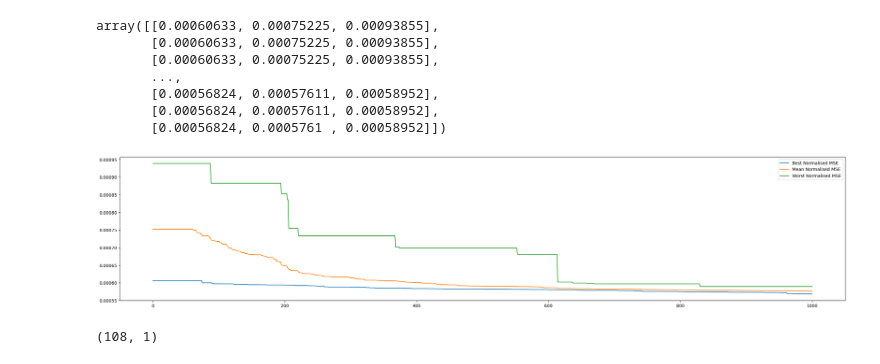
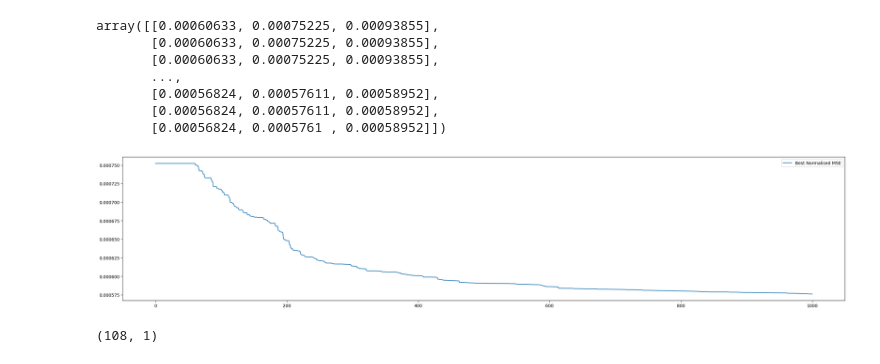
Before and after one commit to abhinav-exp/Forecasting-CryptoCurrency-Prices, a Jupyter notebook: TFLANN_with_JAYA-trained.ipynb, the cells around one changed output. Saved outputs shown, nothing was run; the diff lists cells and outputs as text; code cells hidden in the pictures.

```diff
--- a/TFLANN_with_JAYA-trained.ipynb
+++ b/TFLANN_with_JAYA-trained.ipynb
@@ -235,13 +235,13 @@ array([[0.00060633, 0.00075225, 0.00093855],
        [0.00056824, 0.0005761 , 0.00058952]])
 # %%
 plt.figure(figsize=(30, 6))
-plt.plot(error_curve[:, 0])
+# plt.plot(error_curve[:, 0])
 plt.plot(error_curve[:, 1])
-plt.plot(error_curve[:, 2])
+# plt.plot(error_curve[:, 2])
 plt.legend(["Best Normalised MSE", "Mean Normalised MSE", "Worst Normalised MSE"])
 plt.show()
 # %% [output]
-[figure, old version]
+[figure, new version]
 # %%
 model = TFLANN(optimiser.data[optimiser.best]['W'], 0.00035)
 preds = model.forward_propagation(test_x)
```
